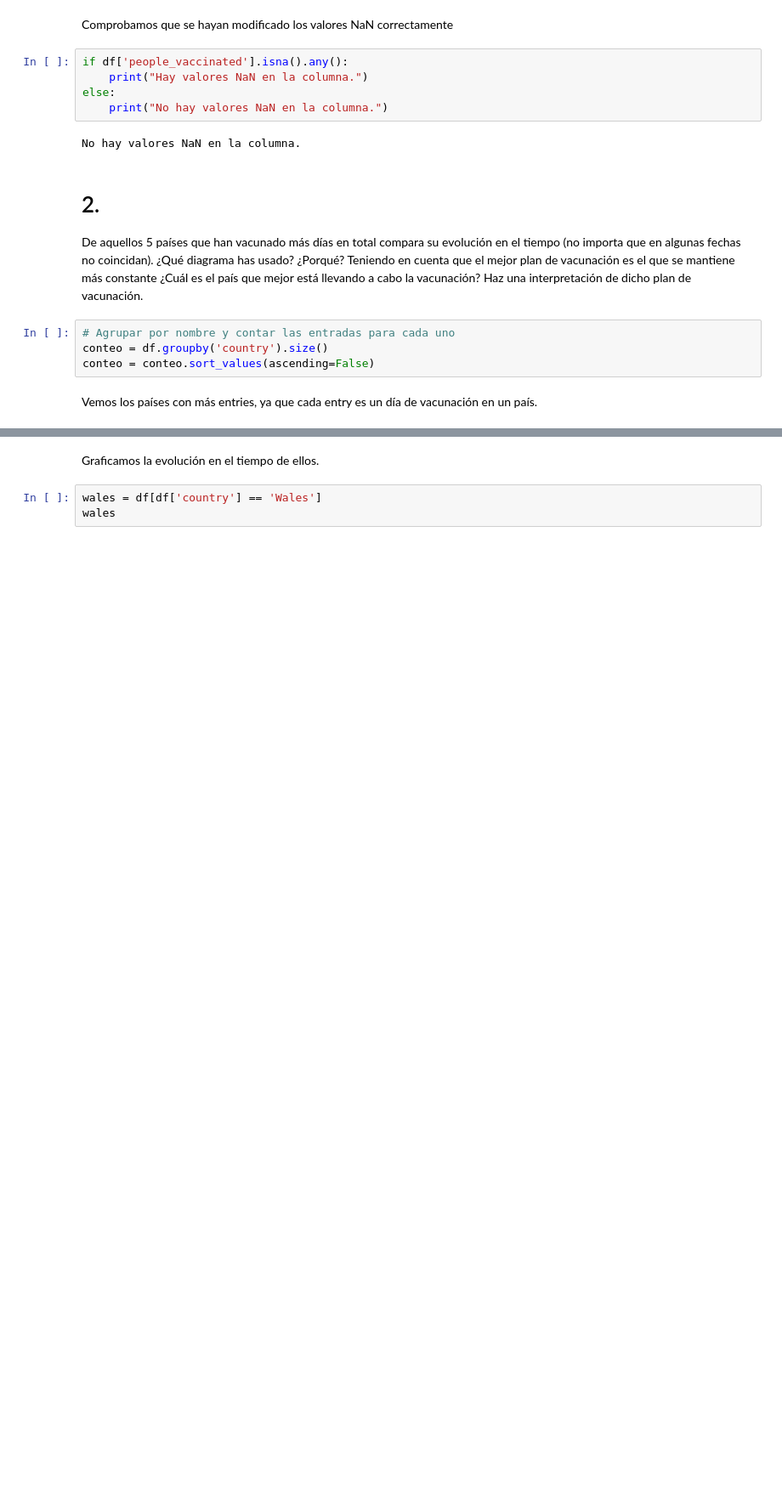
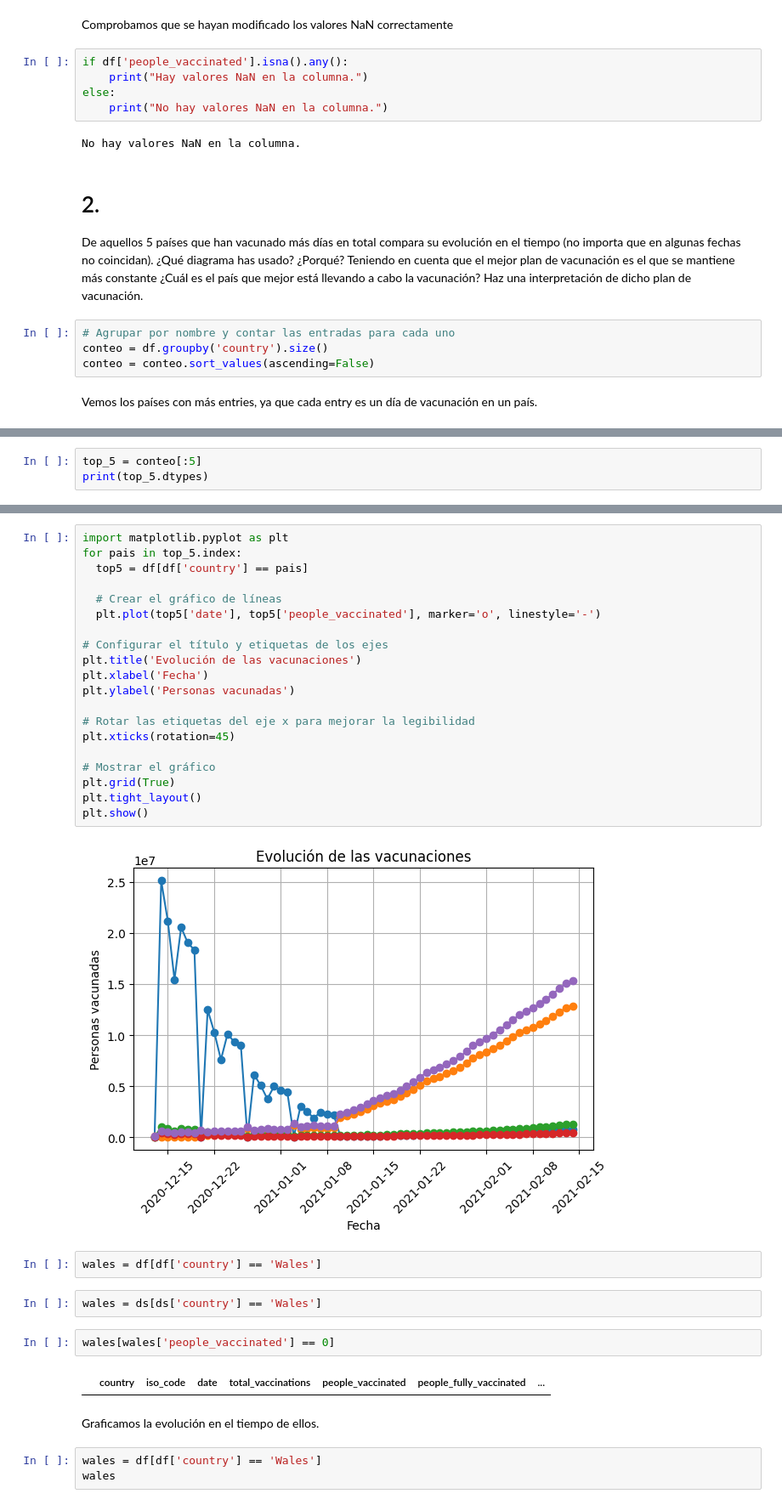
Before and after one commit to CeliaDiazSanchez/Data-Mining, a Jupyter notebook: LAB01_Ana.ipynb, the cells around one changed output, grey strips where cells are left out. Shown at 85% size. Saved outputs shown, nothing was run; the diff lists cells and outputs as text; blank space fills up the shorter version.

Commit message:
falta verificar la gráfica de Wales, que da valores no coherentes

```diff
--- a/LAB01_Ana.ipynb
+++ b/LAB01_Ana.ipynb
@@ -164,0 +155,3 @@ dtype: int64
+# %%
+top_5 = conteo[:5]
+print(top_5.dtypes)
@@ -165,3 +170,33 @@ dtype: int64
+# %%
+import matplotlib.pyplot as plt
+for pais in top_5.index:
+  top5 = df[df['country'] == pais]
+
+  # Crear el gráfico de líneas
+  plt.plot(top5['date'], top5['people_vaccinated'], marker='o', linestyle='-')
+
+# Configurar el título y etiquetas de los ejes
+plt.title('Evolución de las vacunaciones')
+plt.xlabel('Fecha')
+plt.ylabel('Personas vacunadas')
+
+# Rotar las etiquetas del eje x para mejorar la legibilidad
+plt.xticks(rotation=45)
+
+# Mostrar el gráfico
+plt.grid(True)
+plt.tight_layout()
+plt.show()
+# %% [output]
+[figure, added]
+# %%
+wales = df[df['country'] == 'Wales']
+# %%
+wales = ds[ds['country'] == 'Wales']
+# %%
+wales[wales['people_vaccinated'] == 0]
+# %% [output]
+|  | country | iso_code | date | total_vaccinations | people_vaccinated | people_fully_vaccinated | ... |
 # %% [markdown]
 Graficamos la evolución en el tiempo de ellos.
 # %%
```
Also changed, not shown: parts of 6 cells of this notebook.
